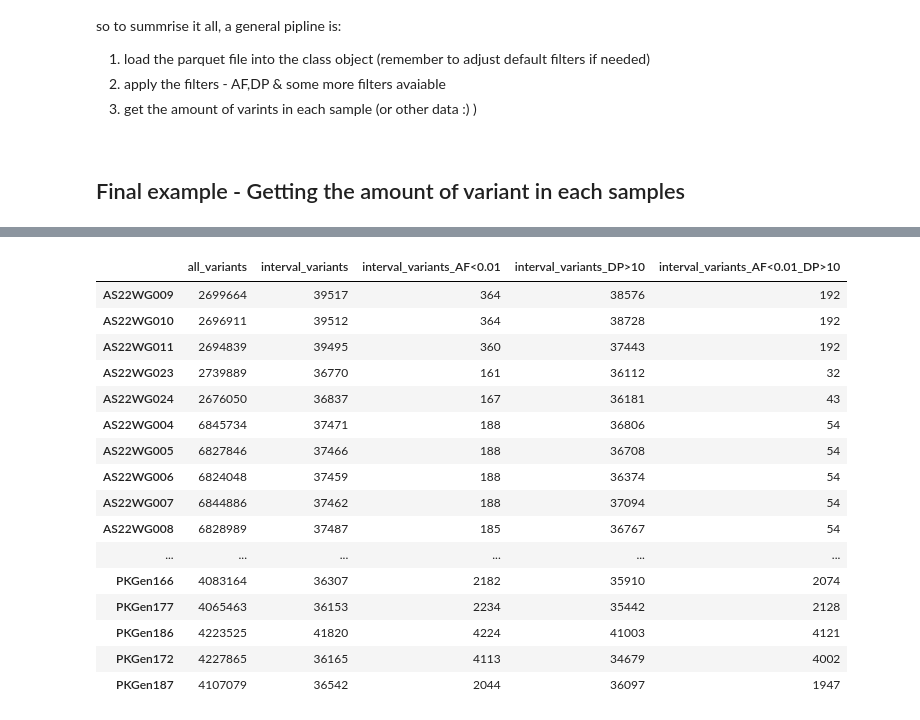
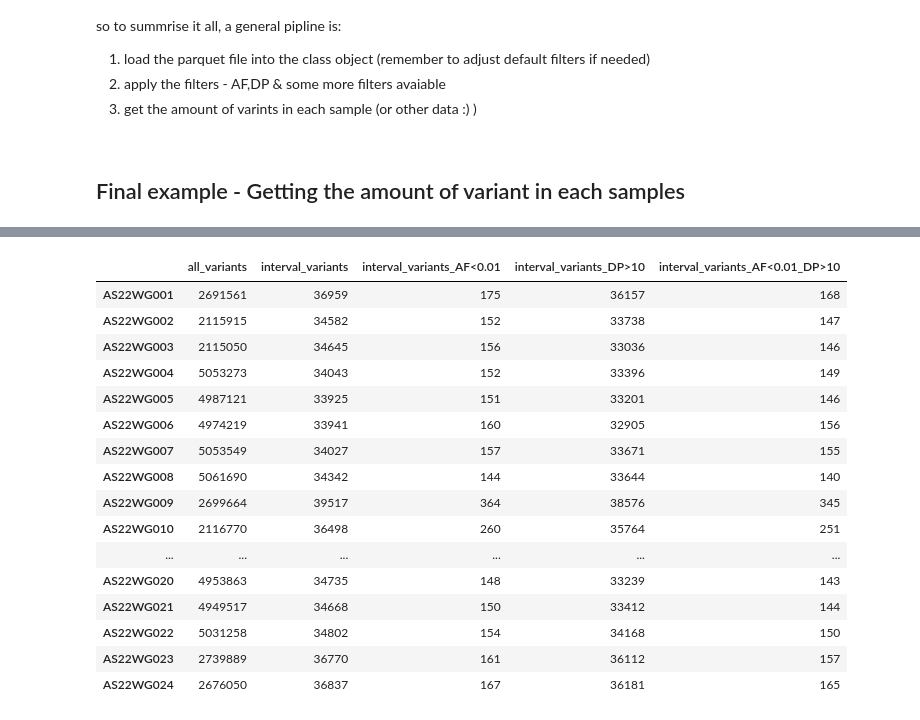
Before and after one commit to Toozig/gnomAD_df_class, a Jupyter notebook: sample_variant_count.ipynb, the cells around one changed output, grey strips where cells are left out. Drawn from its saved outputs; the diff is of its cells as text; code cells hidden in the pictures.

Commit message:
added the number of variants problem notebook

```diff
--- a/sample_variant_count.ipynb
+++ b/sample_variant_count.ipynb
@@ -253,18 +261,17 @@ gdf = GnomAD_df(path='data/main.prq',
                 only_peak_variants=False)
 # %%
 # # getting the total amount of variants for each sample
-# all_v = gdf.count_sample_variants(verbos=True).rename('all_variants')
+all_v = gdf.count_sample_variants(verbos=True).rename('all_variants')
 
 # # getting the amount of variants only in ATAC intervals
-# only_interval = gdf.remove_non_peak_variants().count_sample_variants(verbos=True).rename('interval_variants')
+only_interval = gdf.remove_non_peak_variants().count_sample_variants(verbos=True).rename('interval_variants')
 
 # # getting the amount of variants in interval & AF < 0.01
-# af_v = gdf.filter_AF(AF_t).count_sample_variants(verbos=True).rename('interval_variants_AF<0.01')
+af_v = gdf.filter_AF(AF_t).count_sample_variants(verbos=True).rename('interval_variants_AF<0.01')
 
 # # getting the amount of variants in interval & DP > 10
-# dp_v = gdf.remove_filter(-1).filter_DP(DP_t).count_sample_variants(verbos=True).rename('interval_variants_DP>10')
+dp_v = gdf.remove_filter(-1).filter_DP(DP_t).count_sample_variants(verbos=True).rename('interval_variants_DP>10')
 
 #
-gdf.reset_table()
-both_v =  gdf.filter_AF(AF_t, remove_unkwon=True).count_sample_variants(verbos=True).rename('interval_variants_AF<0.01_DP>10')
+both_v =  gdf.filter_AF(AF_t).count_sample_variants(verbos=True).rename('interval_variants_AF<0.01_DP>10')
 print("the amount of variants each sample have in the hATAC interval - ")
@@ -271,21 +287,23 @@ print("the amount of variants each sample have in the hATAC interval - ")
 # %%
 count_df = pd.concat([all_v, only_interval,af_v, dp_v,both_v], axis=1)
+order = ["AS22WG001","AS22WG002","AS22WG003","AS22WG004","AS22WG005","AS22WG006","AS22WG007","AS22WG008","AS22WG009","AS22WG010","AS22WG011","AS22WG012","AS22WG013","AS22WG014","AS22WG015","AS22WG016","AS22WG017","AS22WG018","AS22WG019","AS22WG020","AS22WG021","AS22WG022","AS22WG023","AS22WG024"]
+count_df = count_df.iloc[[count_df.index.tolist().index(i) for i in order]]
 display(count_df)
 # %% [output]
 |  | all_variants | interval_variants | interval_variants_AF<0.01 | interval_variants_DP>10 | interval_variants_AF<0.01_DP>10 |
-| AS22WG009 | 2699664 | 39517 | 364 | 38576 | 192 |
-| AS22WG010 | 2696911 | 39512 | 364 | 38728 | 192 |
-| AS22WG011 | 2694839 | 39495 | 360 | 37443 | 192 |
-| AS22WG023 | 2739889 | 36770 | 161 | 36112 | 32 |
-| AS22WG024 | 2676050 | 36837 | 167 | 36181 | 43 |
-| AS22WG004 | 6845734 | 37471 | 188 | 36806 | 54 |
-| AS22WG005 | 6827846 | 37466 | 188 | 36708 | 54 |
-| AS22WG006 | 6824048 | 37459 | 188 | 36374 | 54 |
-| AS22WG007 | 6844886 | 37462 | 188 | 37094 | 54 |
-| AS22WG008 | 6828989 | 37487 | 185 | 36767 | 54 |
+| AS22WG001 | 2691561 | 36959 | 175 | 36157 | 168 |
+| AS22WG002 | 2115915 | 34582 | 152 | 33738 | 147 |
+| AS22WG003 | 2115050 | 34645 | 156 | 33036 | 146 |
+| AS22WG004 | 5053273 | 34043 | 152 | 33396 | 149 |
+| AS22WG005 | 4987121 | 33925 | 151 | 33201 | 146 |
+| AS22WG006 | 4974219 | 33941 | 160 | 32905 | 156 |
+| AS22WG007 | 5053549 | 34027 | 157 | 33671 | 155 |
+| AS22WG008 | 5061690 | 34342 | 144 | 33644 | 140 |
+| AS22WG009 | 2699664 | 39517 | 364 | 38576 | 345 |
+| AS22WG010 | 2116770 | 36498 | 260 | 35764 | 251 |
 | ... | ... | ... | ... | ... | ... |
-| PKGen166 | 4083164 | 36307 | 2182 | 35910 | 2074 |
-| PKGen177 | 4065463 | 36153 | 2234 | 35442 | 2128 |
-| PKGen186 | 4223525 | 41820 | 4224 | 41003 | 4121 |
-| PKGen172 | 4227865 | 36165 | 4113 | 34679 | 4002 |
-| PKGen187 | 4107079 | 36542 | 2044 | 36097 | 1947 |
+| AS22WG020 | 4953863 | 34735 | 148 | 33239 | 143 |
+| AS22WG021 | 4949517 | 34668 | 150 | 33412 | 144 |
+| AS22WG022 | 5031258 | 34802 | 154 | 34168 | 150 |
+| AS22WG023 | 2739889 | 36770 | 161 | 36112 | 157 |
+| AS22WG024 | 2676050 | 36837 | 167 | 36181 | 165 |
```
Also changed, not shown: parts of 9 cells of this notebook, 1 other file.
